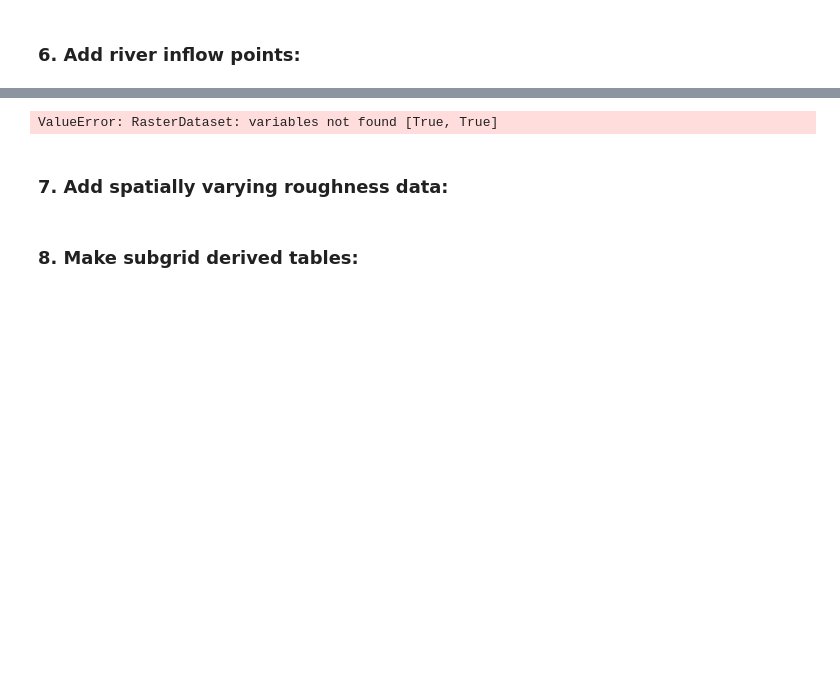
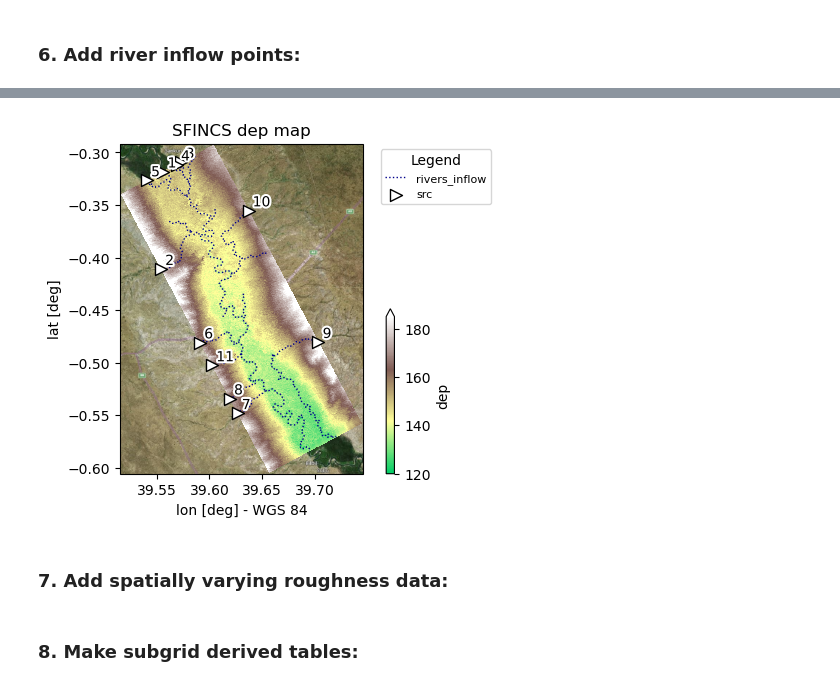
Before and after one commit to pjdebruijn2505/Git_mdp, a Jupyter notebook: SFINCS/a_setup_model.ipynb, the cells around one changed output, grey strips where cells are left out. Drawn from its saved outputs; the diff is of its cells as text; code cells hidden in the pictures; blank space fills up the shorter version.

Commit message:
Finished setting up river inflow

```diff
--- a/SFINCS/a_setup_model.ipynb
+++ b/SFINCS/a_setup_model.ipynb
@@ -130,12 +125,11 @@ No artists with labels found to put in legend.  Note that artists whose label st
 # %%
 # derive river from hydrography data based on a minimum river length (river_len)
 # and minimum upstream area (river_upa)
-
 model.setup_river_inflow(
-    hydrography="merit_hydro", river_len=1000, river_upa=50, keep_rivers_geom=True
+    hydrography="merit_hydro", river_len=0, river_upa=20, keep_rivers_geom=True
 )
 
 # Make a plot of model
 # note the src points and derived river network
-fig, ax = model.plot_basemap(variable="dep", plot_bounds=False)
+fig, ax = model.plot_basemap(variable="dep", plot_bounds=False, bmap="sat", zoomlevel=12)
 # %% [output]
@@ -143,4 +141,4 @@ fig, ax = model.plot_basemap(variable="dep", plot_bounds=False)
-ValueError: RasterDataset: variables not found [True, True]
+[figure, added]
 # %%
 # hydromt_sfincs.workflows.burn_river_rect(
 #     da_elv="srtm30",
```
Also changed, not shown: parts of 6 cells of this notebook, 3 other files.
